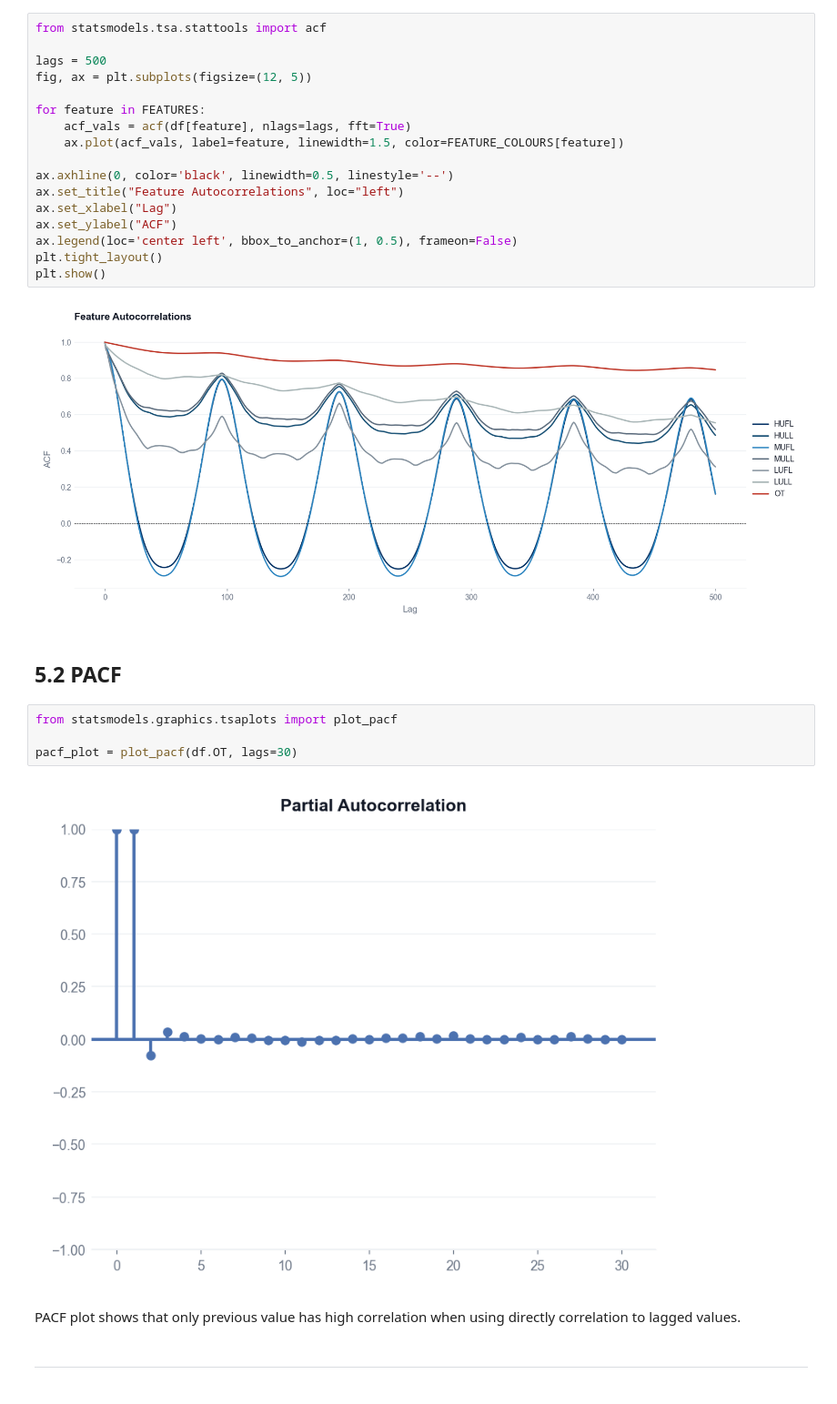
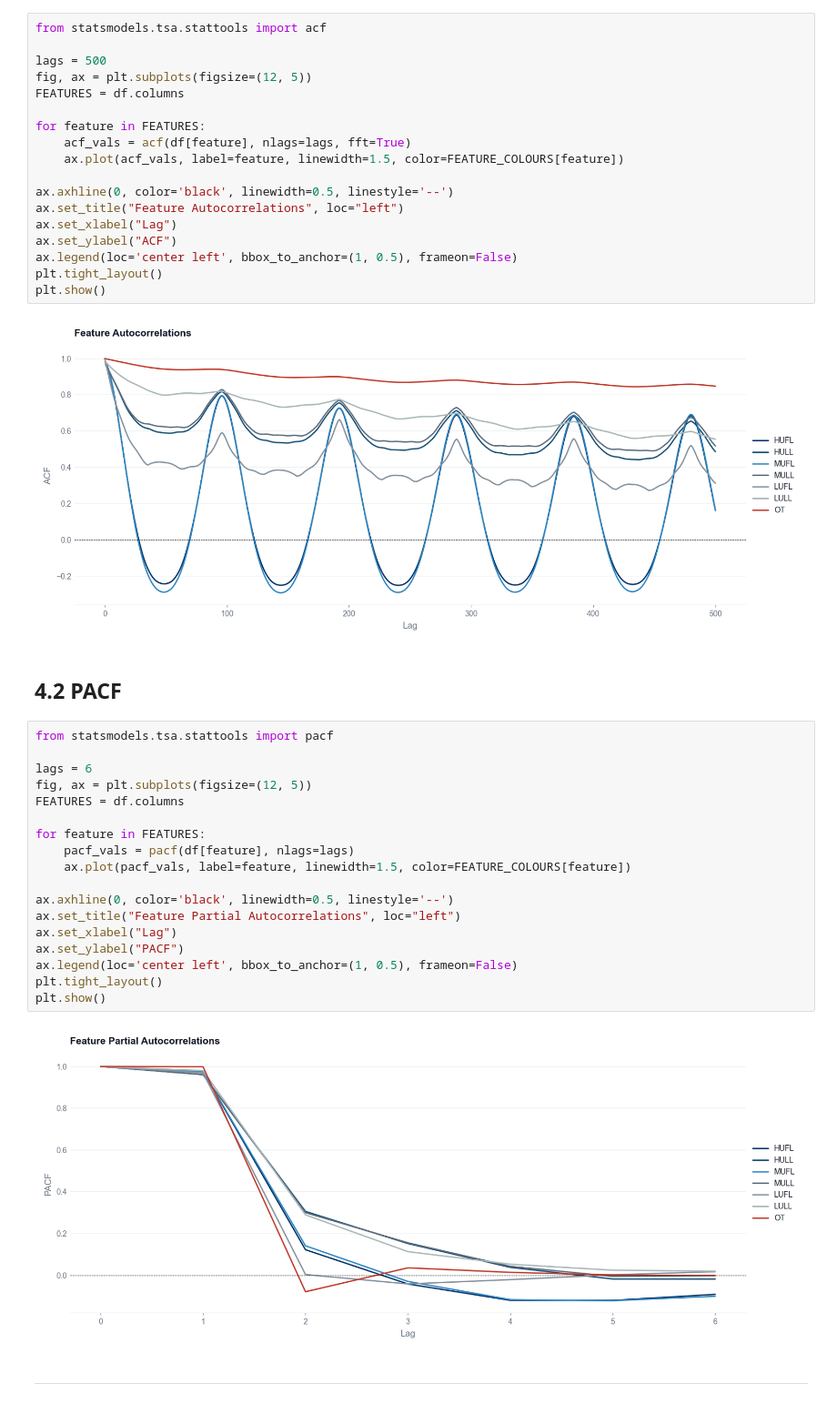
Before and after one commit to stuart-n-wilson/dissertation, a Jupyter notebook: notebooks/01_eda.ipynb, the cells around one changed output. Shown at 91% size. Saved outputs shown, nothing was run; the diff lists cells and outputs as text.

```diff
--- a/notebooks/01_eda.ipynb
+++ b/notebooks/01_eda.ipynb
@@ -188,6 +180,7 @@ from statsmodels.tsa.stattools import acf
 
 lags = 500
 fig, ax = plt.subplots(figsize=(12, 5))
+FEATURES = df.columns
 
 for feature in FEATURES:
     acf_vals = acf(df[feature], nlags=lags, fft=True)
@@ -203,14 +196,26 @@ plt.show()
 # %% [output]
 [figure]
 # %% [markdown]
-## 5.2 PACF
+## 4.2 PACF
-# %%
-from statsmodels.graphics.tsaplots import plot_pacf
-
-pacf_plot = plot_pacf(df.OT, lags=30)
-# %% [output]
-[figure, removed]
-# %% [markdown]
-PACF plot shows that only previous value has high correlation when using directly correlation to lagged values.
+# %%
+from statsmodels.tsa.stattools import pacf
+
+lags = 6
+fig, ax = plt.subplots(figsize=(12, 5))
+FEATURES = df.columns
+
+for feature in FEATURES:
+    pacf_vals = pacf(df[feature], nlags=lags)
+    ax.plot(pacf_vals, label=feature, linewidth=1.5, color=FEATURE_COLOURS[feature])
+
+ax.axhline(0, color='black', linewidth=0.5, linestyle='--')
+ax.set_title("Feature Partial Autocorrelations", loc="left")
+ax.set_xlabel("Lag")
+ax.set_ylabel("PACF")
+ax.legend(loc='center left', bbox_to_anchor=(1, 0.5), frameon=False)
+plt.tight_layout()
+plt.show()
+# %% [output]
+[figure, added]
 # %% [markdown]
 ---
```
Also changed, not shown: parts of 14 cells of this notebook, 4 other files.
